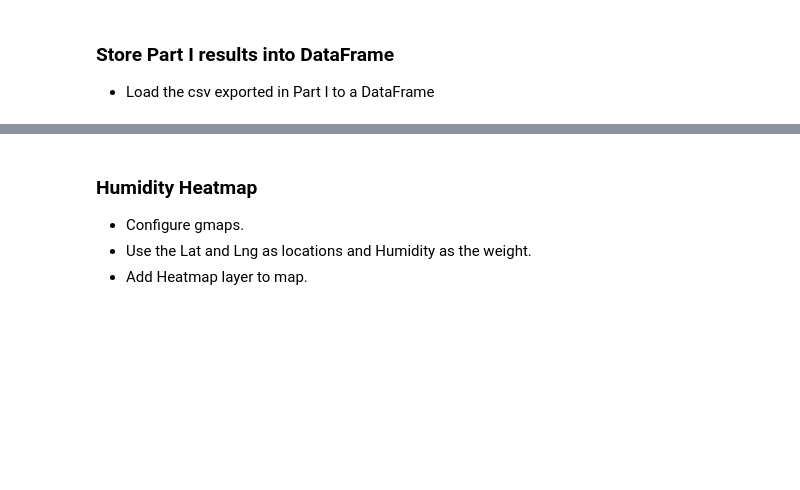
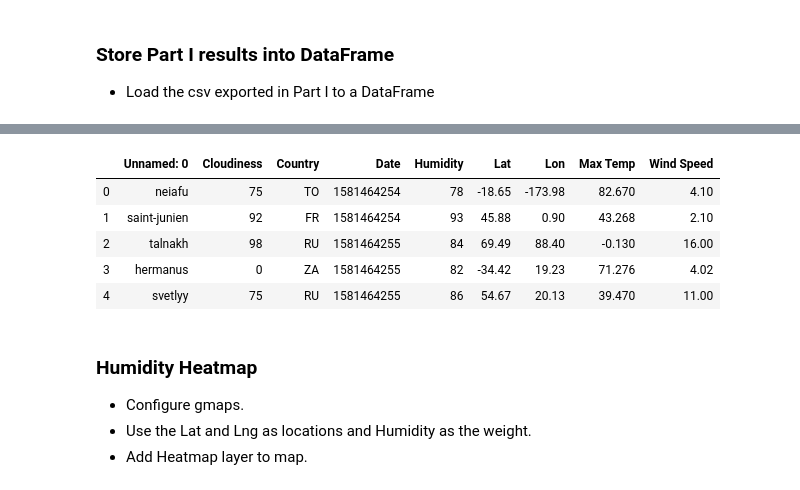
Before and after one commit to tigerkennedycosmos/Python-APIs-Challenge, a Jupyter notebook: VacationPy.ipynb, the cells around one changed output, grey strips where cells are left out. Drawn from its saved outputs; the diff is of its cells as text; code cells hidden in the pictures; blank space fills up the shorter version.

```diff
--- a/VacationPy.ipynb
+++ b/VacationPy.ipynb
@@ -38,3 +48,13 @@ vac_df
+# %%
+vac_df['Max Temp'] = (vac_df['Max Temp'] *9/5) + 32
+vac_df.head()
+# %% [output]
+|  | Unnamed: 0 | Cloudiness | Country | Date | Humidity | Lat | Lon | Max Temp | Wind Speed |
+| 0 | neiafu | 75 | TO | 1581464254 | 78 | -18.65 | -173.98 | 82.670 | 4.10 |
+| 1 | saint-junien | 92 | FR | 1581464254 | 93 | 45.88 | 0.90 | 43.268 | 2.10 |
+| 2 | talnakh | 98 | RU | 1581464255 | 84 | 69.49 | 88.40 | -0.130 | 16.00 |
+| 3 | hermanus | 0 | ZA | 1581464255 | 82 | -34.42 | 19.23 | 71.276 | 4.02 |
+| 4 | svetlyy | 75 | RU | 1581464255 | 86 | 54.67 | 20.13 | 39.470 | 11.00 |
 # %% [markdown]
 ### Humidity Heatmap
 * Configure gmaps.
```
Also changed, not shown: parts of 8 cells of this notebook.
